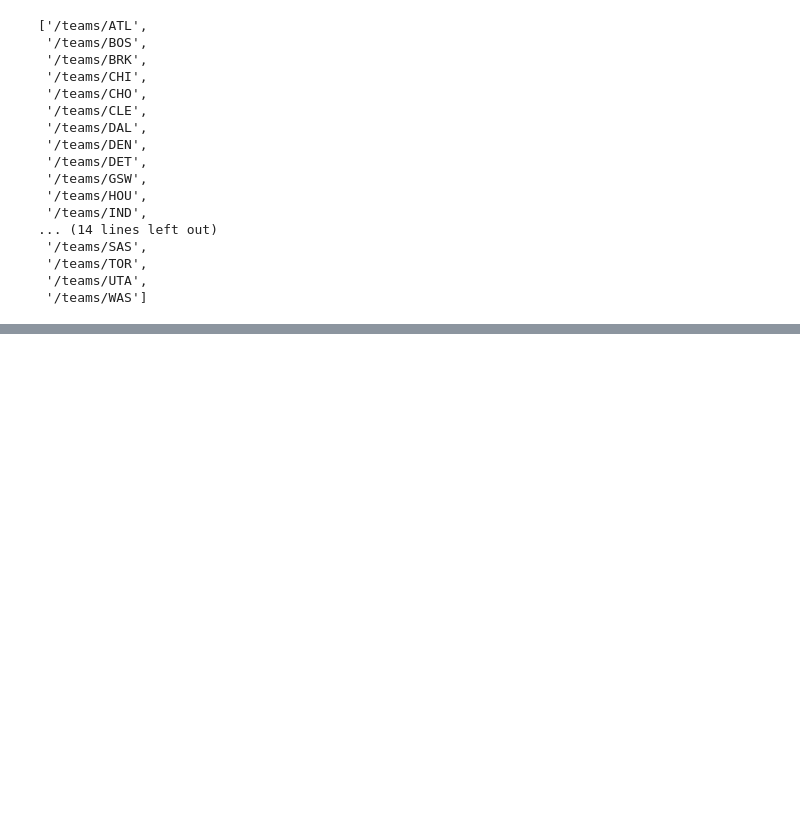
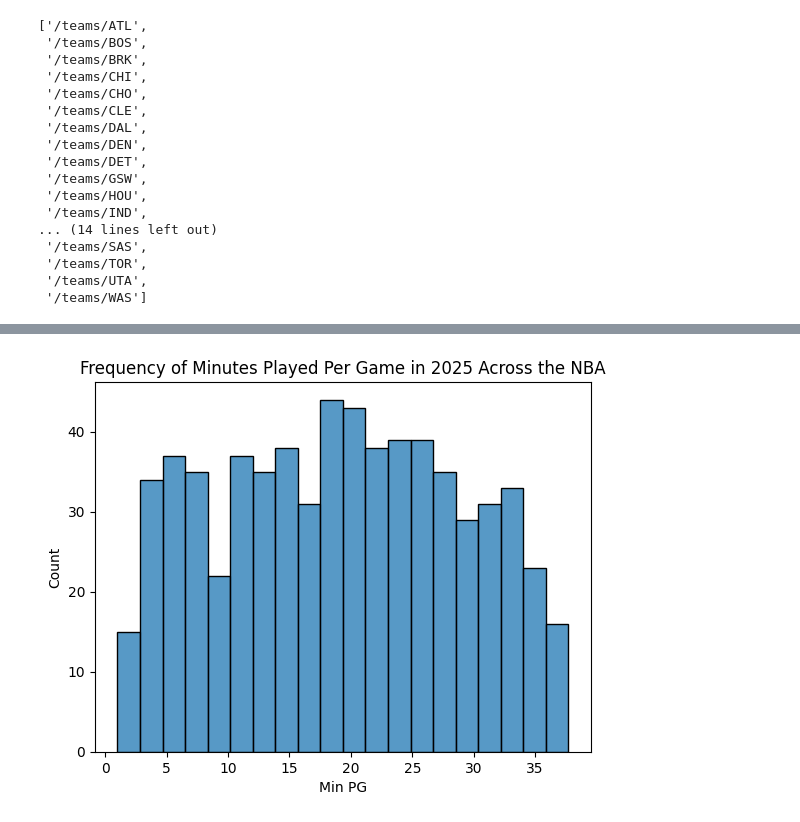
Before and after one commit to rkb121541/nba-medium, a Jupyter notebook: part2.ipynb, the cells around one changed output, grey strips where cells are left out. Saved outputs shown, nothing was run; the diff lists cells and outputs as text; code cells hidden in the pictures; blank space fills up the shorter version.

```diff
--- a/part2.ipynb
+++ b/part2.ipynb
@@ -46,8 +52,9 @@ def get_stats(year):
     for i in team_list:
         team_url = (f'https://www.basketball-reference.com{i}/{str(year)}.html')
         team_res = requests.get(team_url)
+        time.sleep(random.uniform(2,5))
         team_soup = BeautifulSoup(team_res.content, 'lxml')
-        per_game = soup.find(name = 'table', attrs={'id': 'per_game_stats'})
+        per_game = team_soup.find(name = 'table', attrs={'id': 'per_game_stats'})
         for row in per_game.find_all('tr')[1:-1]:
             player = {}
             player['Name'] = row.find('td', {'data-stat': 'name_display'}).text
@@ -67,6 +74,7 @@ def get_stats(year):
             a_tag = name_td.find('a')['href']
             player_url = 'https://www.basketball-reference.com' + a_tag
             player_request = requests.get(player_url)
+            time.sleep(random.uniform(2,5))
             player_soup = BeautifulSoup(player_request.content, 'lxml')
             player_info = player_soup.find(name = 'div', attrs = {'id' : 'info', 'class' : 'players'})
 
@@ -92,6 +100,6 @@ def get_stats(year):
     nba_info_df = pd.DataFrame(nba_info)
     return nba_info_df
 # %%
-all_nba_players_2021 = get_stats(2025)
-all_nba_players_2021
+all_nba_players_2025 = get_stats(2025)
+all_nba_players_2025
 # %% [output]
@@ -98,0 +173,8 @@ AttributeError: 'NoneType' object has no attribute 'find_all'
+# %%
+import seaborn as sns
+import matplotlib.pyplot as plt
+
+sns.histplot(all_nba_players_2025['Min PG'], bins=20)
+plt.title('Frequency of Minutes Played Per Game in 2025 Across the NBA');
+# %% [output]
+[figure, added]
```
Also changed, not shown: parts of 10 cells of this notebook, 2 other files.
